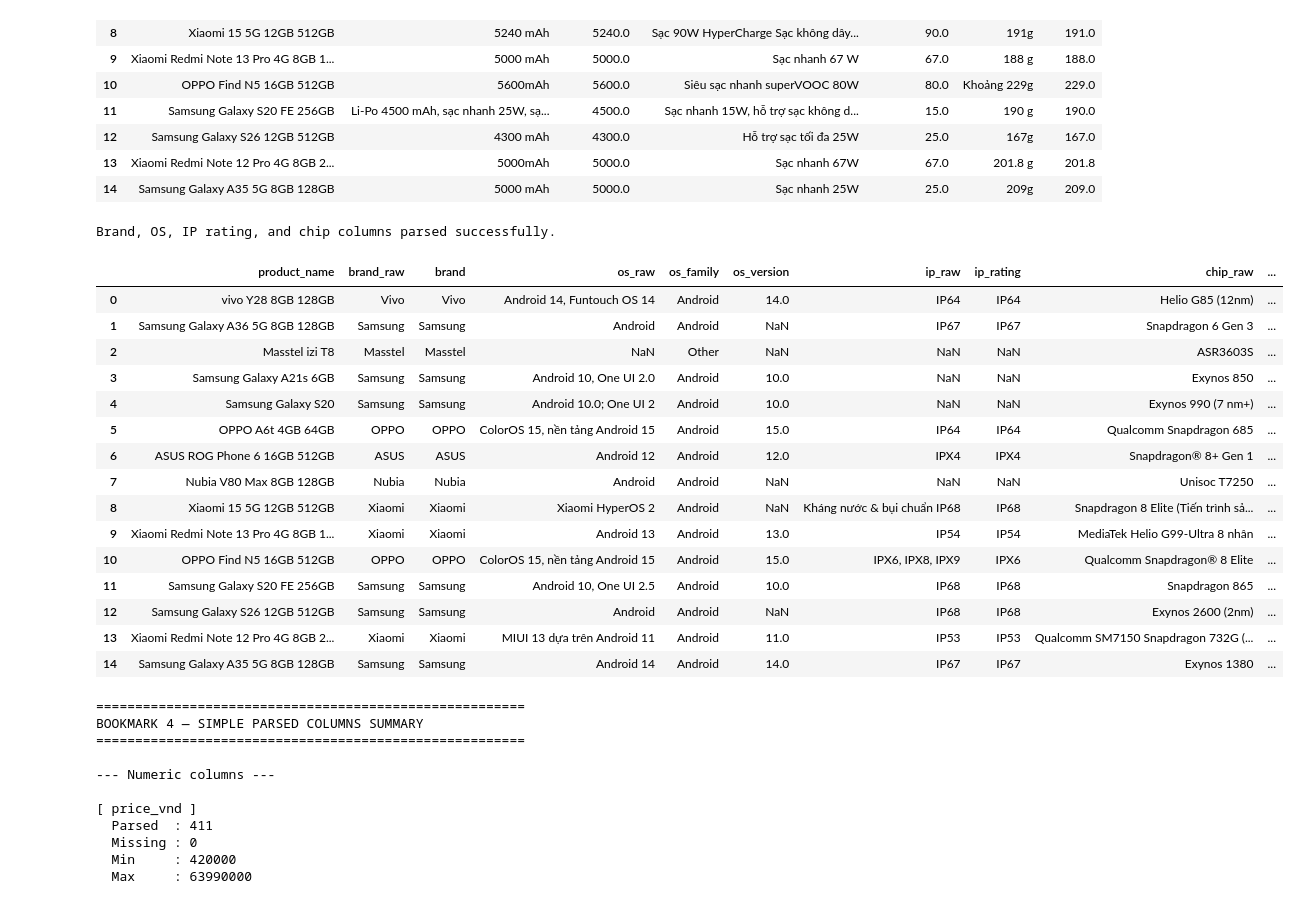
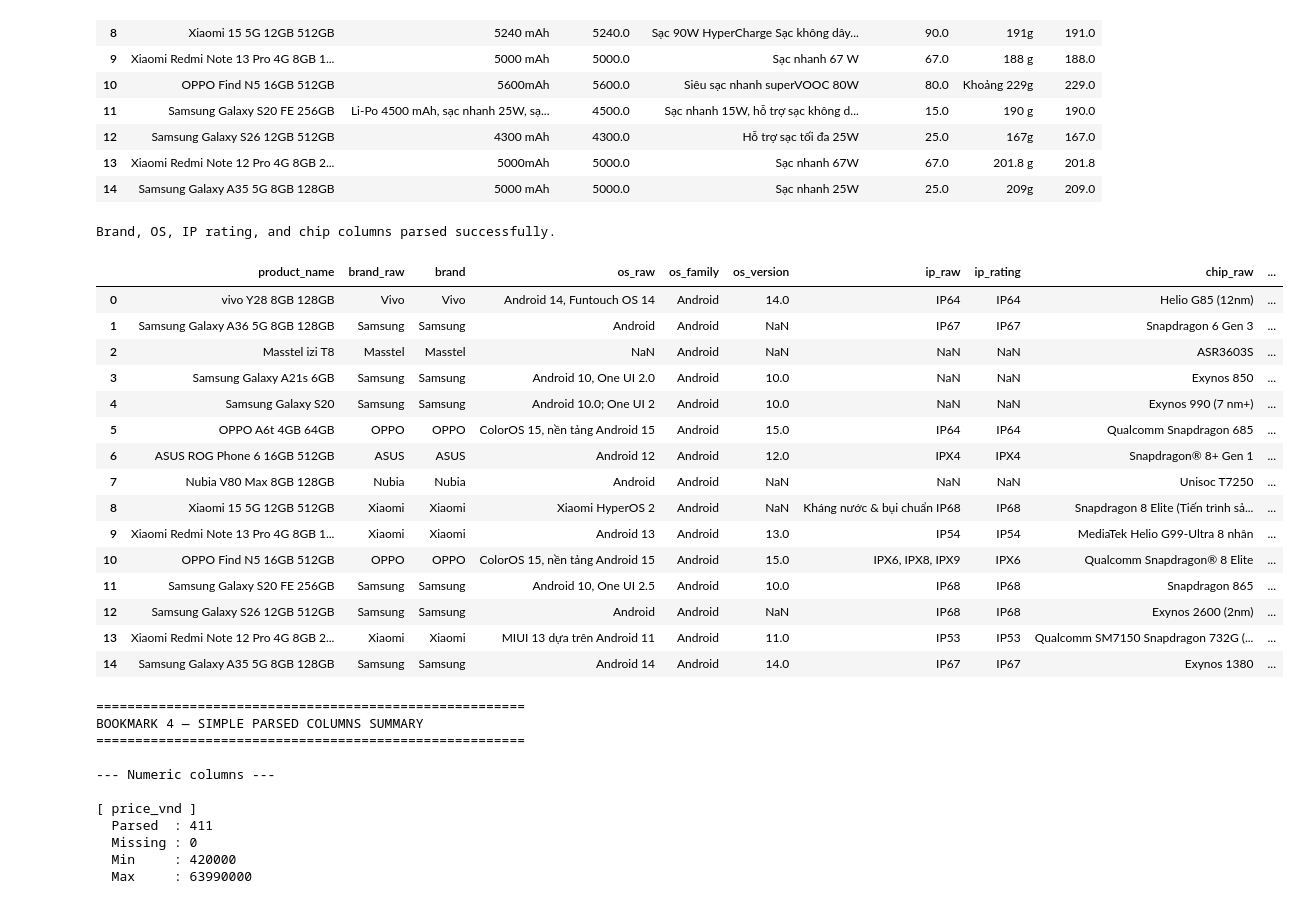
Before and after one commit to maidang09122006-ux/Preprocessing_Constructing_Dataset_PHONE, a Jupyter notebook: notebooks/data_cleaning_and_imputation/data_preprocessing.ipynb, the cells around one changed output. Saved outputs shown, nothing was run; the diff lists cells and outputs as text; code cells hidden in the pictures.

```diff
--- a/notebooks/data_cleaning_and_imputation/data_preprocessing.ipynb
+++ b/notebooks/data_cleaning_and_imputation/data_preprocessing.ipynb
@@ -1002,6 +1002,10 @@ df["brand"] = df["brand_raw"].apply(standardize_brand)
 
 # Parse operating system family
 df["os_family"] = df["os_raw"].apply(parse_os_family)
+
+# Fallback: known Android-only brands with unparseable OS string
+ANDROID_ONLY_BRANDS = {"Sony", "Nubia", "Meizu", "Tecno", "Infinix", "Benco", "Masstel", "itel", "Vsmart", "ZTE", "Realme", "OPPO", "Vivo", "Honor", "Nokia", "ASUS", "Nothing", "Samsung", "Xiaomi", "Huawei"}
+df.loc[(df["os_family"] == "Other") & (df["brand"].isin(ANDROID_ONLY_BRANDS)), "os_family"] = "Android"
 
 # Parse operating system version
 df["os_version"] = df["os_raw"].apply(parse_os_version)
@@ -1010,34 +1014,34 @@ df["os_version"] = df["os_raw"].apply(parse_os_version)
 df["ip_rating"] = df["ip_raw"].apply(parse_ip_rating)
 
 # Clean chip name only.
 # Chip brand, chip tier, and chip score will be handled later.
 df["chip_name_clean"] = df["chip_raw"].apply(clean_chip_name)
 
 print("Brand, OS, IP rating, and chip columns parsed successfully.")
 
 # Display raw columns and newly created columns
 display(
     df[
         [
             "product_name",
             "brand_raw",
             "brand",
             "os_raw",
             "os_family",
             "os_version",
             "ip_raw",
             "ip_rating",
             "chip_raw",
             "chip_name_clean"
         ]
     ].head(15)
 )
 # %% [output]
 Brand, OS, IP rating, and chip columns parsed successfully.
 |  | product_name | brand_raw | brand | os_raw | os_family | os_version | ip_raw | ip_rating | chip_raw | ... |
 | 0 | vivo Y28 8GB 128GB | Vivo | Vivo | Android 14, Funtouch OS 14 | Android | 14.0 | IP64 | IP64 | Helio G85 (12nm) | ... |
 | 1 | Samsung Galaxy A36 5G 8GB 128GB | Samsung | Samsung | Android | Android | NaN | IP67 | IP67 | Snapdragon 6 Gen 3 | ... |
-| 2 | Masstel izi T8 | Masstel | Masstel | NaN | Other | NaN | NaN | NaN | ASR3603S | ... |
+| 2 | Masstel izi T8 | Masstel | Masstel | NaN | Android | NaN | NaN | NaN | ASR3603S | ... |
 | 3 | Samsung Galaxy A21s 6GB | Samsung | Samsung | Android 10, One UI 2.0 | Android | 10.0 | NaN | NaN | Exynos 850 | ... |
 | 4 | Samsung Galaxy S20 | Samsung | Samsung | Android 10.0; One UI 2 | Android | 10.0 | NaN | NaN | Exynos 990 (7 nm+) | ... |
 | 5 | OPPO A6t 4GB 64GB | OPPO | OPPO | ColorOS 15, nền tảng Android 15 | Android | 15.0 | IP64 | IP64 | Qualcomm Snapdragon 685 | ... |
```
Also changed, not shown: parts of 1 cell of this notebook, 6 other files.
